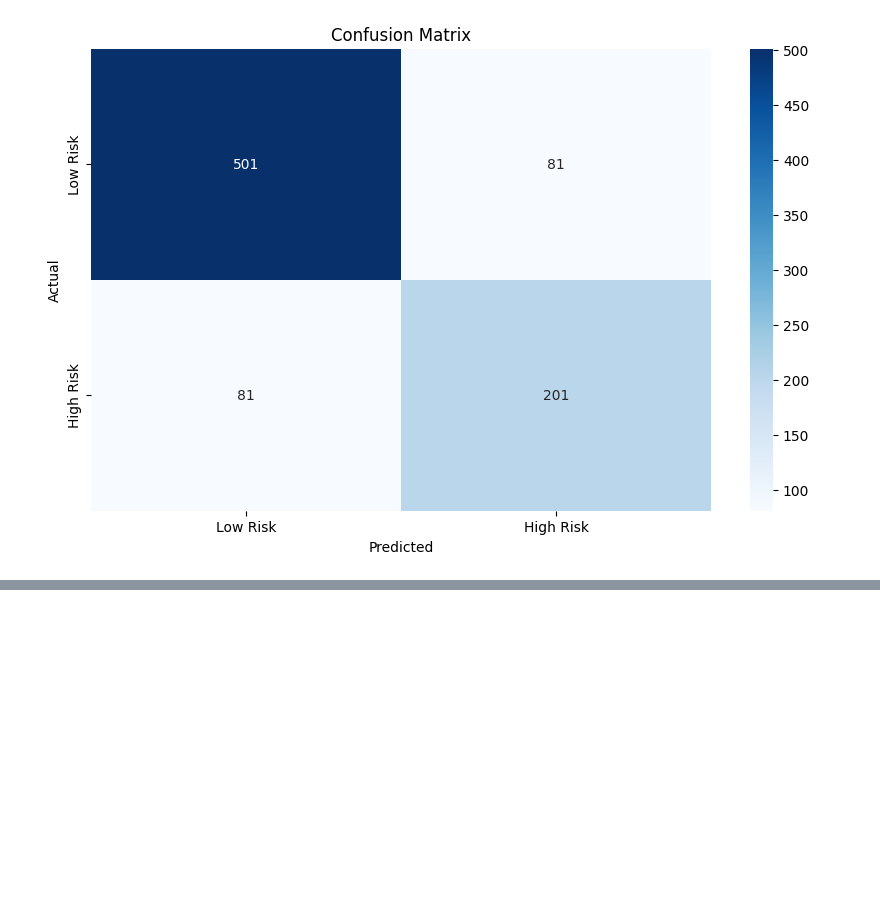
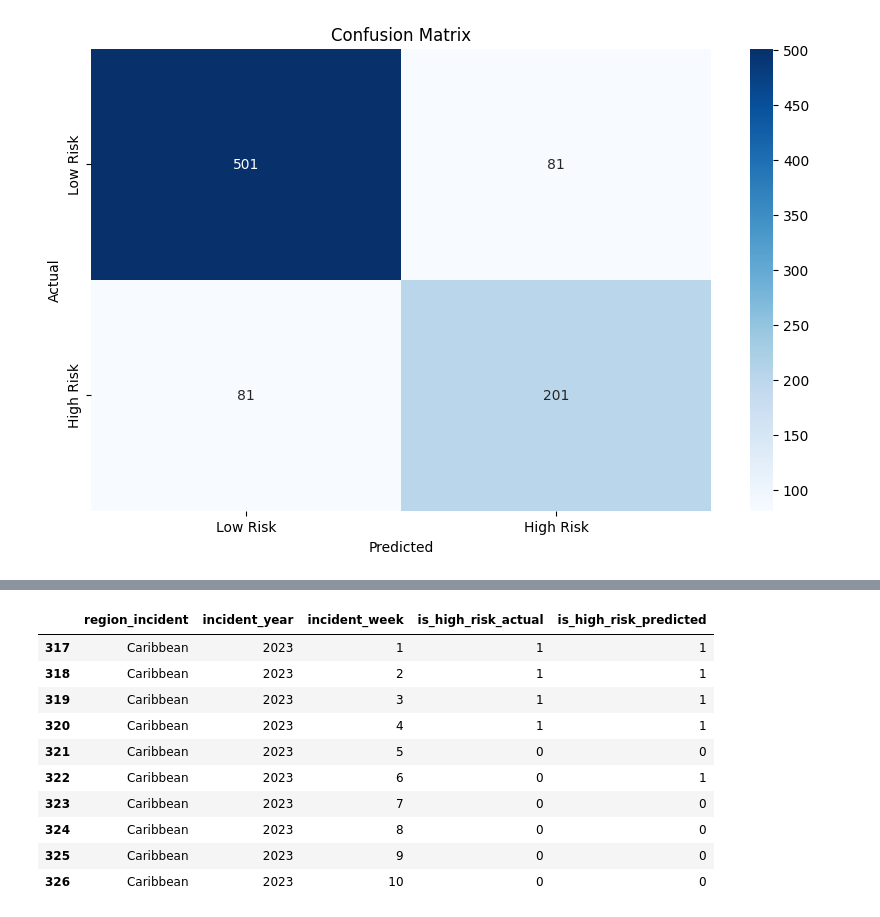
Before and after one commit to SiddhanthNB/global-migration-fatality, a Jupyter notebook: main.ipynb, the cells around one changed output, grey strips where cells are left out. Saved outputs shown, nothing was run; the diff lists cells and outputs as text; code cells hidden in the pictures; blank space fills up the shorter version.

Commit message:
fixed inference part

```diff
--- a/main.ipynb
+++ b/main.ipynb
@@ -1424,0 +1447,20 @@ X_test_with_predictions.head(10)
+# %%
+test_indices = y_test.index
+inference_df = df_expanded_weekly.loc[test_indices, ['region_incident', 'incident_year', 'incident_week']].copy()
+
+inference_df['is_high_risk_actual'] = y_test.values
+inference_df['is_high_risk_predicted'] = y_pred
+
+inference_df.head(10)
+# %% [output]
+|  | region_incident | incident_year | incident_week | is_high_risk_actual | is_high_risk_predicted |
+| 317 | Caribbean | 2023 | 1 | 1 | 1 |
+| 318 | Caribbean | 2023 | 2 | 1 | 1 |
+| 319 | Caribbean | 2023 | 3 | 1 | 1 |
+| 320 | Caribbean | 2023 | 4 | 1 | 1 |
+| 321 | Caribbean | 2023 | 5 | 0 | 0 |
+| 322 | Caribbean | 2023 | 6 | 0 | 1 |
+| 323 | Caribbean | 2023 | 7 | 0 | 0 |
+| 324 | Caribbean | 2023 | 8 | 0 | 0 |
+| 325 | Caribbean | 2023 | 9 | 0 | 0 |
+| 326 | Caribbean | 2023 | 10 | 0 | 0 |
```
Also changed, not shown: parts of 5 cells of this notebook.
